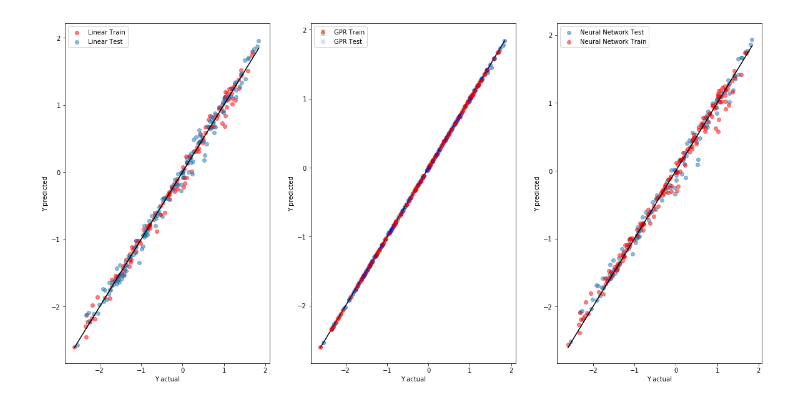
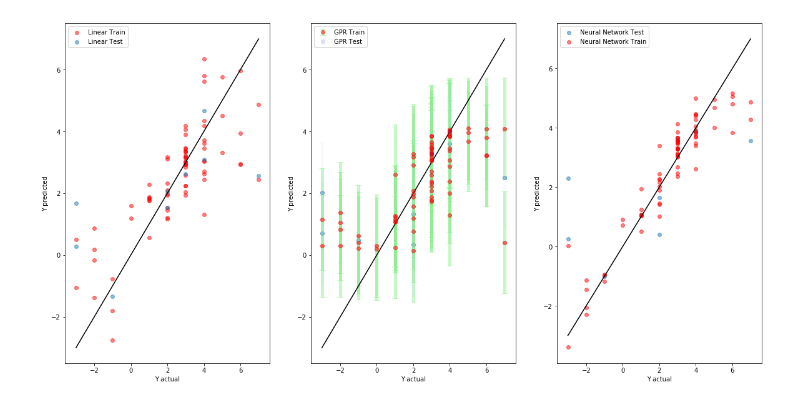
Before and after one commit to Jc11235/ML_Class_Jupyter_Demos, a Jupyter notebook: Regression.ipynb, the cells around one changed output. Cells and saved outputs as stored; diff of their text form; code cells hidden in the pictures.

```diff
--- a/Regression.ipynb
+++ b/Regression.ipynb
@@ -22,17 +22,28 @@ plt.rcParams['figure.figsize'] = [20,10]
 fig, ax = plt.subplots(1,3)
 
 #file tags
-random_numbers = 1
-insulators = 0
+random_numbers = 0
+sin = 0
+periodic_table = 1
 
 #set ratio of training to test ratio
-test_ratio = .5
+test_ratio = .1
 
 #read a given set of data
 if random_numbers:
     file = '__SAMPLE_toy_data_X1X2X3X4.csv'
     X = genfromtxt(file, delimiter=',',skip_header=1,usecols = range(0,3))
     Y = genfromtxt(file, delimiter=',',skip_header=1,usecols = range(7,8))
+elif sin:
+    file = '__SAMPLE_sin.csv'
+    X = genfromtxt(file, delimiter=',',skip_header=1,usecols = range(0,1))
+    Y = genfromtxt(file, delimiter=',',skip_header=1,usecols = range(1,2))
+
+    X = X.reshape(-1, 1)
+elif periodic_table:
+    file = '__SAMPLE_toy_data_atoms.csv'
+    X = genfromtxt(file, delimiter=',',skip_header=1,usecols = range(1,13))
+    Y = genfromtxt(file, delimiter=',',skip_header=1,usecols = range(13,14))
 
 ########################################################################################
 #partition training/test sets
@@ -43,15 +54,15 @@ X_train, X_test, Y_train, Y_test = train_test_split(X, Y, test_size = test_ratio
 linear_model = LinearRegression().fit(X_train, Y_train)
 
 #Gaussian Process Regression
-kernel = RBF(length_scale=1.0, length_scale_bounds=(1e-12, 1e2)) + WhiteKernel()
+kernel = RBF(length_scale=100, length_scale_bounds=(1e-5,1e5)) + WhiteKernel()
 gpr_model = GaussianProcessRegressor(kernel=kernel).fit(X_train, Y_train)
 
 #Neural Network
-nn_model = MLPRegressor(hidden_layer_sizes=(500,1000,500), activation='tanh', solver='adam', alpha=0.01,
-                        batch_size='auto', learning_rate='constant', learning_rate_init=0.00001, power_t=0.05,
-                        max_iter=500, shuffle=True, random_state=False, tol=0.0001, verbose=False, warm_start=False,
-                        momentum=0.9, nesterovs_momentum=True, early_stopping=True, validation_fraction=0.5,
-                        beta_1=0.9, beta_2=0.999, epsilon=1e-08).fit(X_train, Y_train)
+nn_model = MLPRegressor(hidden_layer_sizes=(1000), activation='tanh', solver='lbfgs', alpha=.00001,
+                        batch_size='auto', learning_rate='adaptive', learning_rate_init=0.01, power_t=0.0005,
+                        max_iter=100, shuffle=True, random_state=False, tol=0.0001, verbose=False, warm_start=False,
+                        momentum=0.9, nesterovs_momentum=True, early_stopping=True, validation_fraction=0.25,
+                        beta_1=0.1, beta_2=0.999, epsilon=1e-08).fit(X_train, Y_train)
 #make predictions
 y_lin_test= linear_model.predict(X_test)
 y_lin_train= linear_model.predict(X_train)
@@ -68,31 +79,31 @@ x = np.linspace(min(Y),max(Y),len(Y))
 ax[0].scatter(Y_train,y_lin_train,color='r',label='Linear Train',alpha=.5)
 ax[0].scatter(Y_test,y_lin_test,label='Linear Test',alpha=.5)
 ax[0].plot(x,x,'k')
 ax[0].set_xlabel('Y actual')
 ax[0].set_ylabel('Y predicted')
 ax[0].legend(loc='upper left')
 
 #Gaussian Process model
 ax[1].scatter(Y_train,y_gpr_train,color='r',alpha=.25)
 ax[1].errorbar(Y_train, y_gpr_train, yerr=gpr_unc_train, fmt='o', color='red',
              ecolor='lightgreen', elinewidth=5, capsize=5,label='GPR Train',alpha=.5)
 ax[1].scatter(Y_test,y_gpr_test,alpha=.5)
 ax[1].errorbar(Y_test, y_gpr_test, yerr=gpr_unc_test, fmt='o', color='blue',
              ecolor='lightblue', elinewidth=5, capsize=5,label='GPR Test',alpha=.1)
 ax[1].plot(x,x,'k')
 ax[1].set_xlabel('Y actual')
 ax[1].set_ylabel('Y predicted')
 ax[1].legend(loc='upper left')
 
 #Neural Network model
 ax[2].scatter(Y_test,y_nn_test,label='Neural Network Test',alpha=.5)
 ax[2].scatter(Y_train,y_nn_train,color='r',alpha=.5,label='Neural Network Train')
 ax[2].plot(x,x,'k')
 ax[2].set_xlabel('Y actual')
 ax[2].set_ylabel('Y predicted')
 ax[2].legend(loc='upper left')
 
 #show the plot
 plt.show()
 # %% [output]
-[figure, old version]
+[figure, new version]
```
Also changed, not shown: 6 other files.
